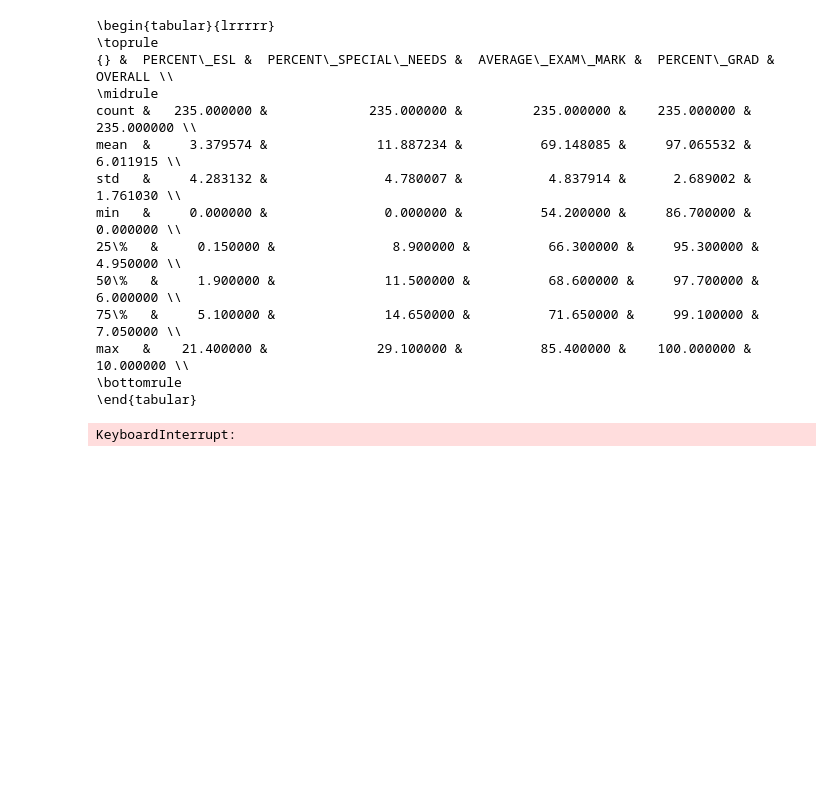
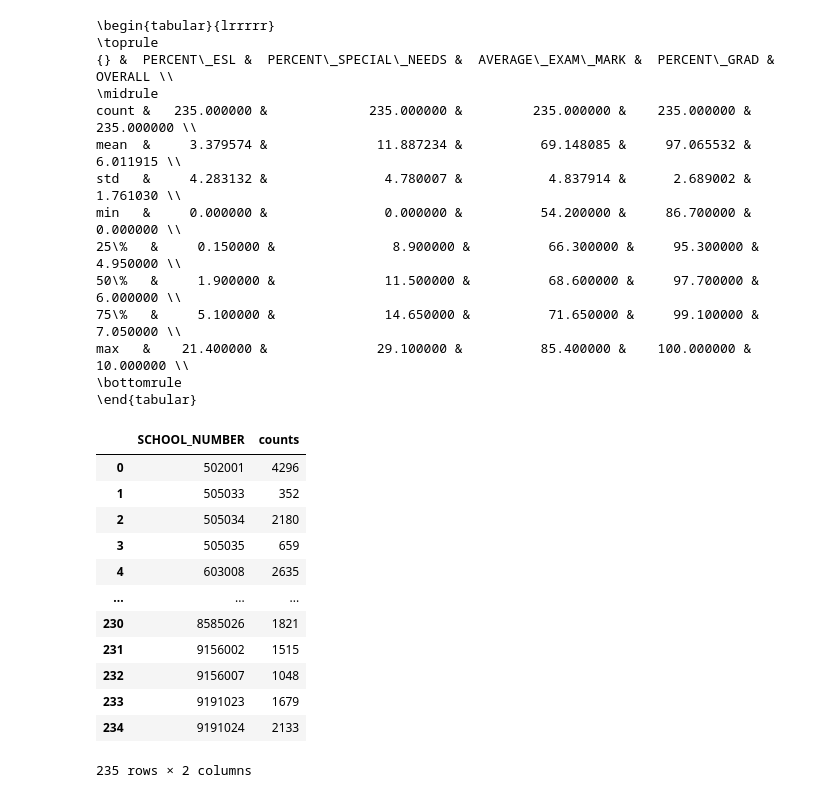
Before and after one commit to mukund0299/ECON_490_Paper, a Jupyter notebook: Final_Proposal/data/Untitled.ipynb, the cells around one changed output. Drawn from its saved outputs; the diff is of its cells as text; code cells hidden in the pictures; blank space fills up the shorter version.

```diff
--- a/Final_Proposal/data/Untitled.ipynb
+++ b/Final_Proposal/data/Untitled.ipynb
@@ -12,7 +12,7 @@ phh = pd.read_csv("PHH-BC.csv")
 phhWithSpeeds = pd.merge(phh, speeds, on="PHH_ID")
 
 # Filtering out hexes with no population
-regionsWithPop = phhWithSpeeds[phhWithSpeeds["Pop2016"] > 0]
+regionsWithPop = phhWithSpeeds[phhWithSpeeds["Pop2016"] > 0].copy()
 regionsWithPop.columns
 # %% [output]
 Index(['PHH_ID', 'Type', 'Pop2016', 'TDwell2016_TLog2016',
@@ -89,18 +89,33 @@ max   &    21.400000 &              29.100000 &          85.400000 &    100.0000
 \end{tabular}
 # %%
 school_representative = school_report.groupby("SCHOOL_NUMBER").first().reset_index()
+regionsWithPop["DISTANCE"] = -1
+regionsWithPop["SCHOOL_NUMBER"] = -1
 for index, hexagon in regionsWithPop.iterrows():
     hexagon_coord = (hexagon["Latitude"], hexagon["Longitude"])
     closest_school_num = None
     closest_distance = None
     for i, school in school_representative.iterrows():
         dist = distance.distance(hexagon_coord, (school["SCHOOL_LATITUDE"], school["SCHOOL_LONGITUDE"])).km
         if (closest_distance is None or closest_distance > dist):
             closest_distance = dist
             closest_school_num = school["SCHOOL_NUMBER"]
-    hexagon["DISTANCE"] = closest_distance
-    hexagon["SCHOOL_NUMBER"] = closest_school_num
+    regionsWithPop.loc[index, "DISTANCE"] = closest_distance
+    regionsWithPop.loc[index, "SCHOOL_NUMBER"] = closest_school_num
 
-hexagon.groupby("SCHOOL_NUMBER").size()
+regionsWithPop.to_csv("pop_regions_with_school.csv")
+regionsWithPop.groupby("SCHOOL_NUMBER").size().reset_index(name='counts')
 # %% [output]
+|  | SCHOOL_NUMBER | counts |
+| 0 | 502001 | 4296 |
+| 1 | 505033 | 352 |
+| 2 | 505034 | 2180 |
+| 3 | 505035 | 659 |
+| 4 | 603008 | 2635 |
+| ... | ... | ... |
+| 230 | 8585026 | 1821 |
+| 231 | 9156002 | 1515 |
+| 232 | 9156007 | 1048 |
+| 233 | 9191023 | 1679 |
+| 234 | 9191024 | 2133 |
-KeyboardInterrupt:
+235 rows × 2 columns
```
Also changed, not shown: parts of 1 cell of this notebook, 1 other file.
